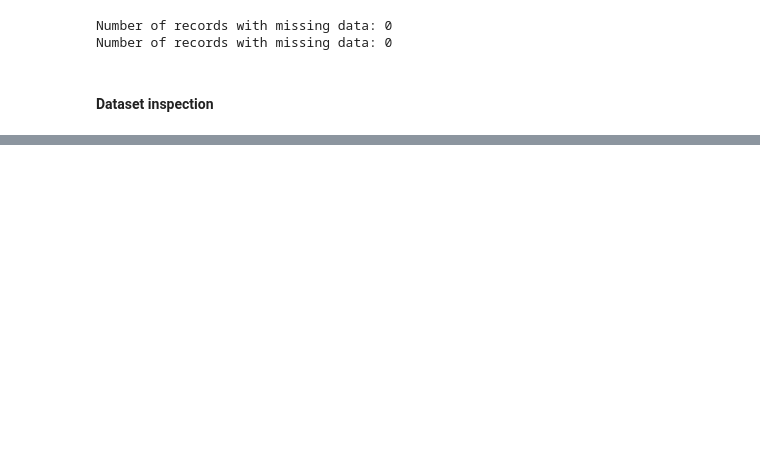
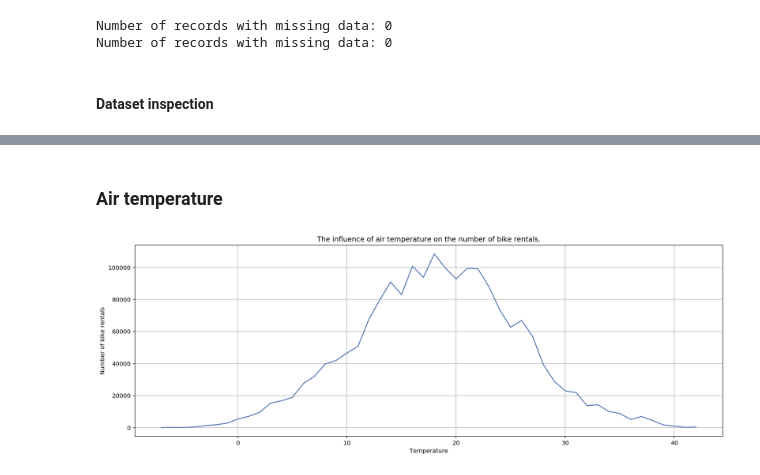
Before and after one commit to mariuszrokita/bike-sharing-demand, a Jupyter notebook: notebooks/wroclawski-rower-miejski/initial-data-exploration.ipynb, the cells around one changed output, grey strips where cells are left out. Drawn from its saved outputs; the diff is of its cells as text; code cells hidden in the pictures; blank space fills up the shorter version.

Commit message:
Started analysis for weather conditions

```diff
--- a/notebooks/wroclawski-rower-miejski/initial-data-exploration.ipynb
+++ b/notebooks/wroclawski-rower-miejski/initial-data-exploration.ipynb
@@ -1181,0 +1162,12 @@ bike_rentals_with_weather
+# %% [markdown]
+### Air temperature
+# %%
+fig, ax = plt.subplots(figsize=(18,6))
+ax.plot(bike_rentals_with_weather.groupby(["temp"])["Count"].sum());
+
+ax.set_title("The influence of air temperature on the number of bike rentals.");
+ax.set_xlabel("Temperature")
+ax.set_ylabel("Number of bike rentals");
+ax.grid(True)
+# %% [output]
+[figure, added]
```
Also changed, not shown: parts of 3 cells of this notebook.
